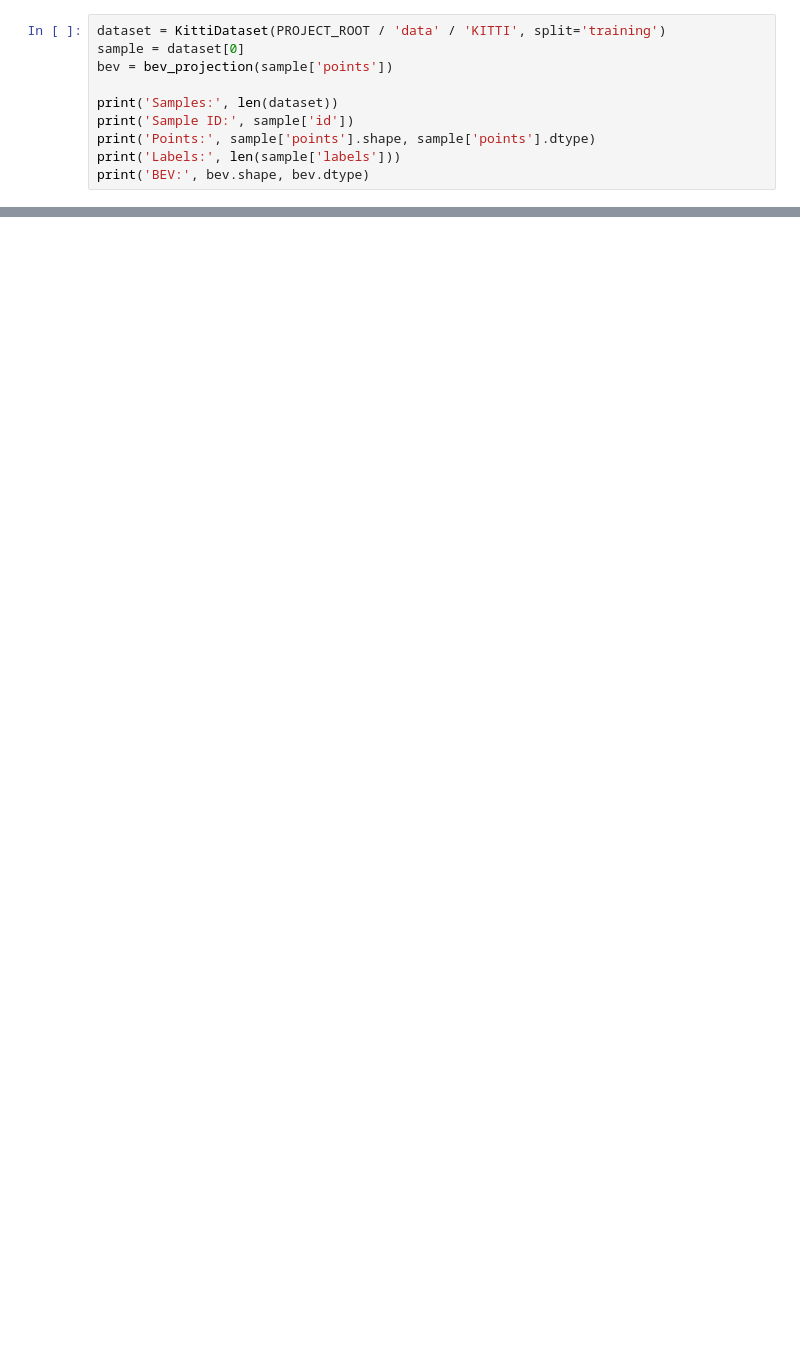
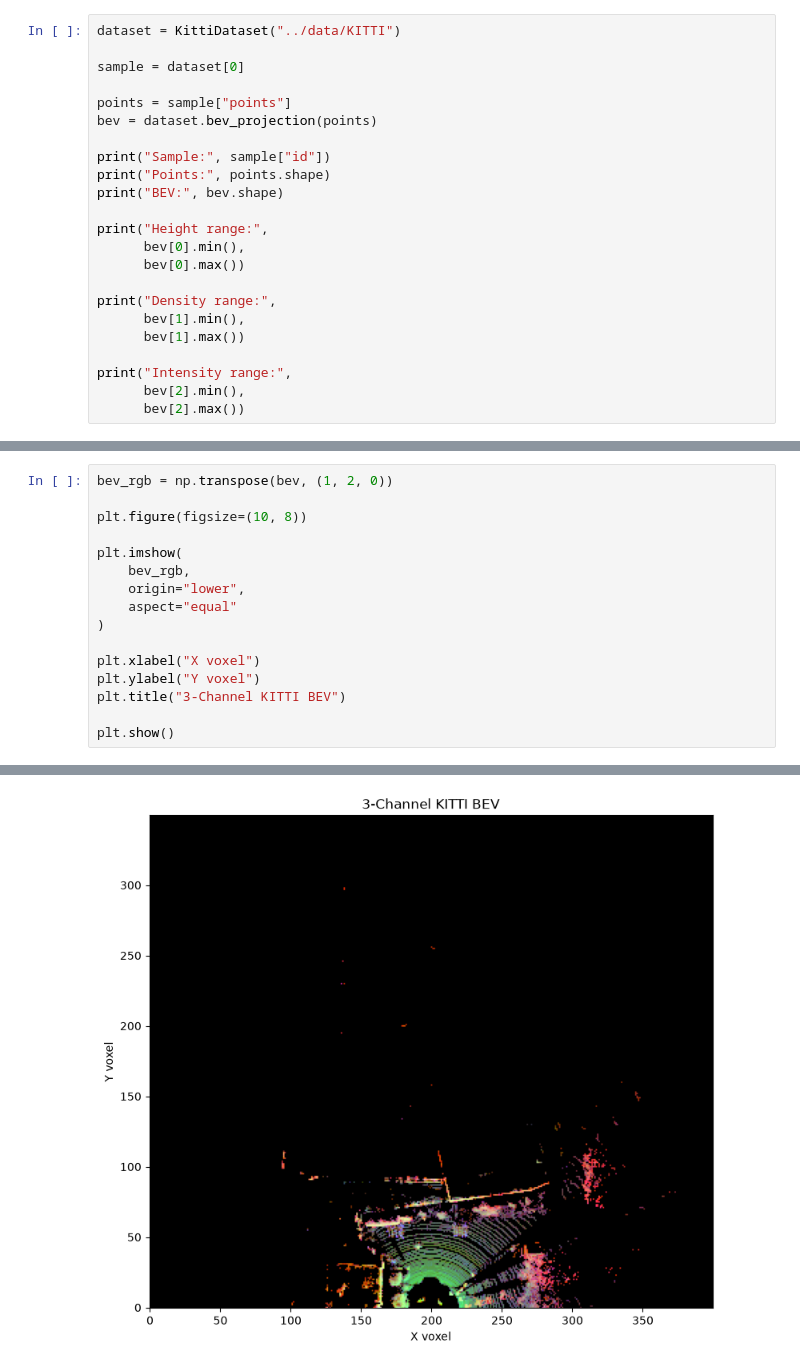
Before and after one commit to rahuly06/kitti-lidar-detection, a Jupyter notebook: notebooks/06_kitti_lidar_dataset.ipynb, the cells around one changed output, grey strips where cells are left out. Saved outputs shown, nothing was run; the diff lists cells and outputs as text; blank space fills up the shorter version.

```diff
--- a/notebooks/06_kitti_lidar_dataset.ipynb
+++ b/notebooks/06_kitti_lidar_dataset.ipynb
@@ -15,10 +149,23 @@ from src.preprocessing.bev import bev_projection
 # %%
-dataset = KittiDataset(PROJECT_ROOT / 'data' / 'KITTI', split='training')
+dataset = KittiDataset("../data/KITTI")
+
 sample = dataset[0]
-bev = bev_projection(sample['points'])
 
-print('Samples:', len(dataset))
-print('Sample ID:', sample['id'])
-print('Points:', sample['points'].shape, sample['points'].dtype)
-print('Labels:', len(sample['labels']))
-print('BEV:', bev.shape, bev.dtype)
+points = sample["points"]
+bev = dataset.bev_projection(points)
+
+print("Sample:", sample["id"])
+print("Points:", points.shape)
+print("BEV:", bev.shape)
+
+print("Height range:",
+      bev[0].min(),
+      bev[0].max())
+
+print("Density range:",
+      bev[1].min(),
+      bev[1].max())
+
+print("Intensity range:",
+      bev[2].min(),
+      bev[2].max())
@@ -35,0 +218,17 @@ plt.show()
+# %%
+bev_rgb = np.transpose(bev, (1, 2, 0))
+
+plt.figure(figsize=(10, 8))
+
+plt.imshow(
+    bev_rgb,
+    origin="lower",
+    aspect="equal"
+)
+
+plt.xlabel("X voxel")
+plt.ylabel("Y voxel")
+plt.title("3-Channel KITTI BEV")
+
+plt.show()
+# %% [output]
@@ -35,0 +236 @@ plt.show()
+[figure, added]
```
Also changed, not shown: parts of 26 cells of this notebook, 5 other files.
